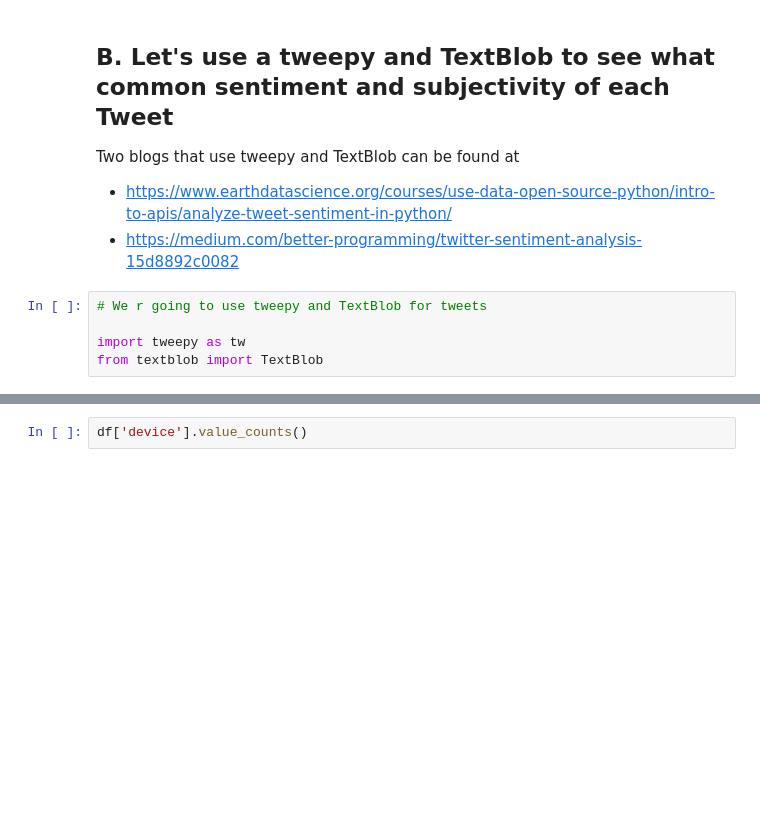
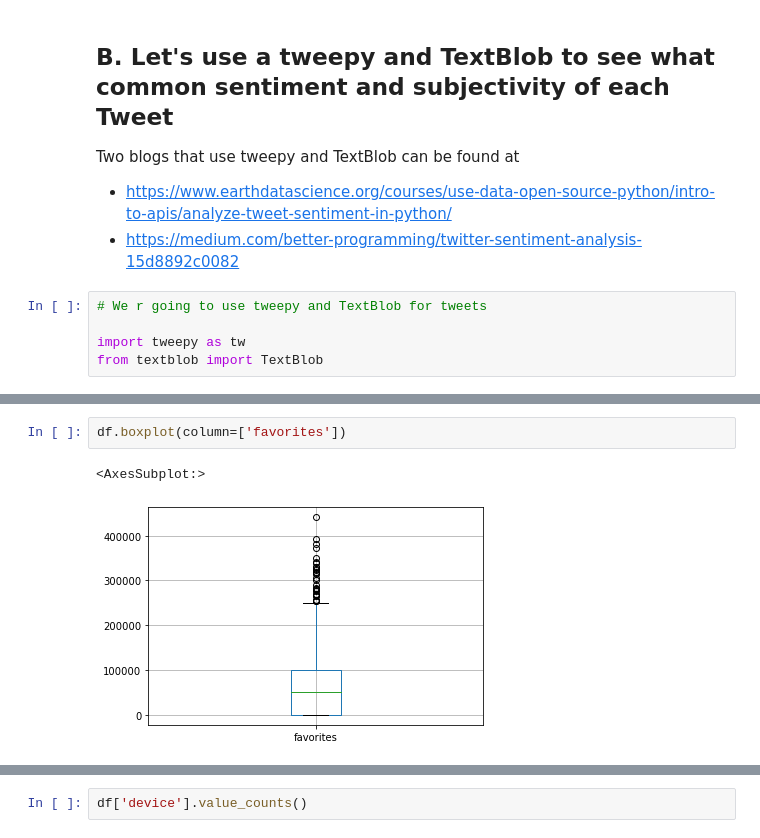
Before and after one commit to joshuacalloway/dsc540groupproject, a Jupyter notebook: StartingTrumpTweets.ipynb, the cells around one changed output, grey strips where cells are left out. Drawn from its saved outputs; the diff is of its cells as text; blank space fills up the shorter version.

```diff
--- a/StartingTrumpTweets.ipynb
+++ b/StartingTrumpTweets.ipynb
@@ -83,0 +138,5 @@ Name: isRetweet, dtype: int64
+# %%
+df.boxplot(column=['favorites'])
+# %% [output]
+<AxesSubplot:>
+[figure, added]
```
Also changed, not shown: parts of 34 cells of this notebook.
